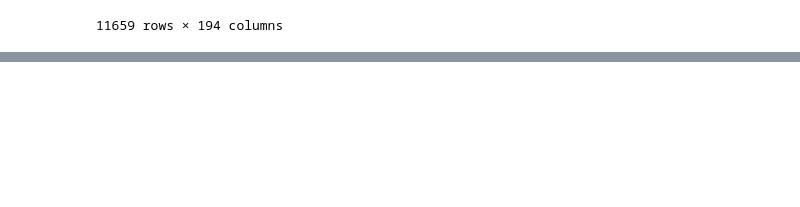
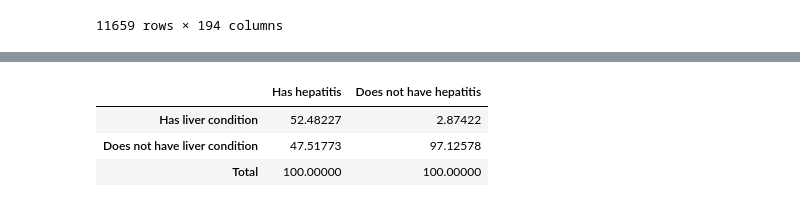
Before and after one commit to tomBaty/data301_project, a Jupyter notebook: main.ipynb, the cells around one changed output, grey strips where cells are left out. Saved outputs shown, nothing was run; the diff lists cells and outputs as text; code cells hidden in the pictures; blank space fills up the shorter version.

```diff
--- a/main.ipynb
+++ b/main.ipynb
@@ -171,0 +202,30 @@ sns.boxplot(x = 'HEQ', y = 'BPXPLS', data = data_total)
+# %%
+# EDA
+
+hasHephasLiverCondition = len(
+    data_total.loc[(data_total['HEQ'] == 1.0) & (data_total['MCQ160L'] == 1.0)]) / len(data_total.loc[(data_total['HEQ'] == 1.0)]
+    ) * 100
+hasHephasNoLiverCondition = len(
+    data_total.loc[(data_total['HEQ'] == 1.0) & (data_total['MCQ160L'] != 1.0)]) / len(data_total.loc[(data_total['HEQ'] == 1.0)]
+    ) * 100
+
+hasNoHephasLiverCondition = len(
+    data_total.loc[(data_total['HEQ'] == 2.0) & (data_total['MCQ160L'] == 1.0)]) / len(data_total.loc[(data_total['HEQ'] == 2.0)]
+    ) * 100
+hasNoHephasNoLiverCondition = len(
+    data_total.loc[(data_total['HEQ'] == 2.0) & (data_total['MCQ160L'] != 1.0)]) / len(data_total.loc[(data_total['HEQ'] == 2.0)]
+    ) * 100
+
+hepatitis_liver_data = {
+    'Has hepatitis': [hasHephasLiverCondition, hasHephasNoLiverCondition, hasHephasLiverCondition + hasHephasNoLiverCondition],
+    'Does not have hepatitis': [hasNoHephasLiverCondition, hasNoHephasNoLiverCondition, hasNoHephasLiverCondition + hasNoHephasNoLiverCondition]
+}
+
+hepatitis_liver_table = pd.DataFrame(data = hepatitis_liver_data)
+hepatitis_liver_table.index = ['Has liver condition', 'Does not have liver condition', 'Total']
+hepatitis_liver_table
+# %% [output]
+|  | Has hepatitis | Does not have hepatitis |
+| Has liver condition | 52.48227 | 2.87422 |
+| Does not have liver condition | 47.51773 | 97.12578 |
+| Total | 100.00000 | 100.00000 |
```
Also changed, not shown: parts of 5 cells of this notebook.
